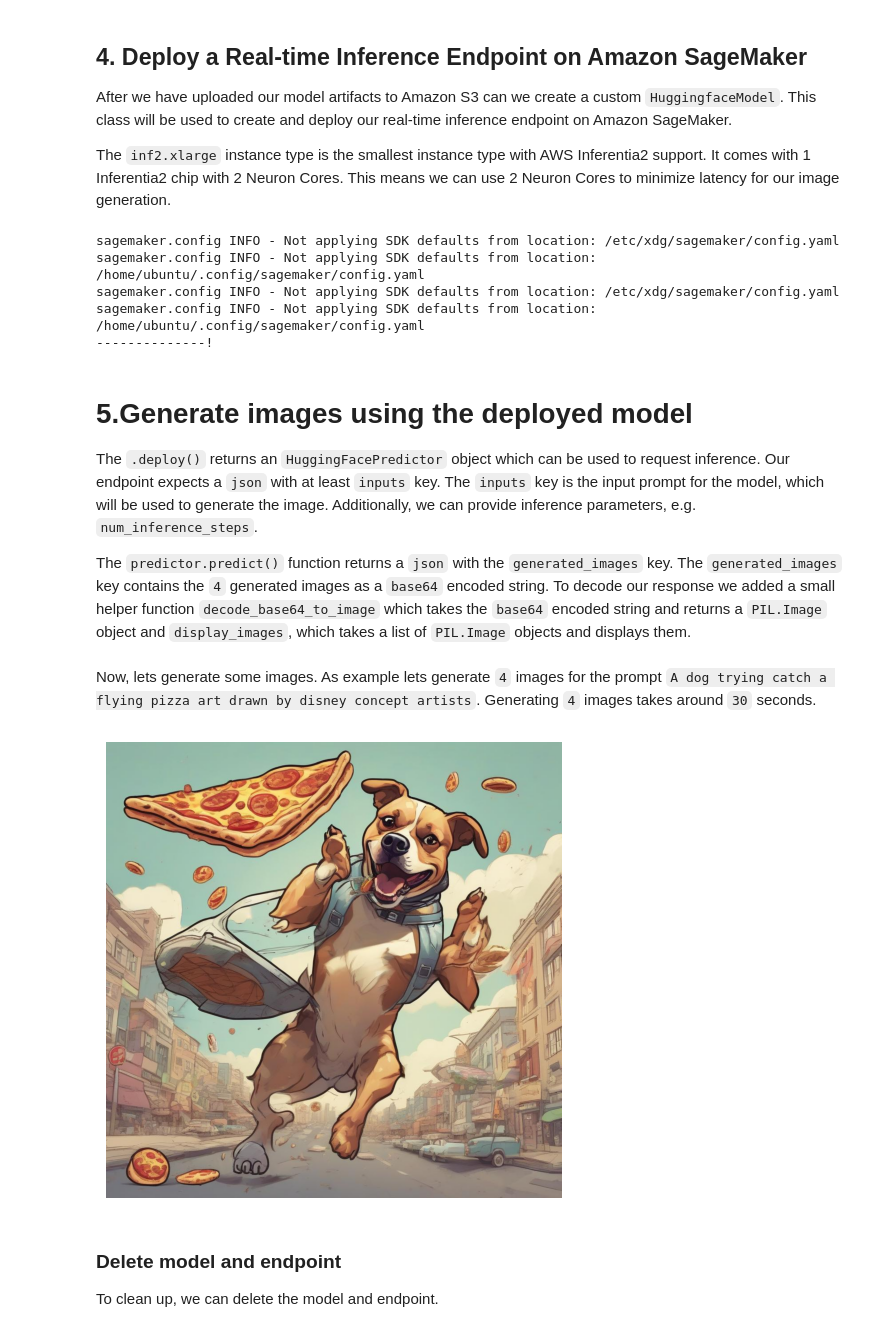
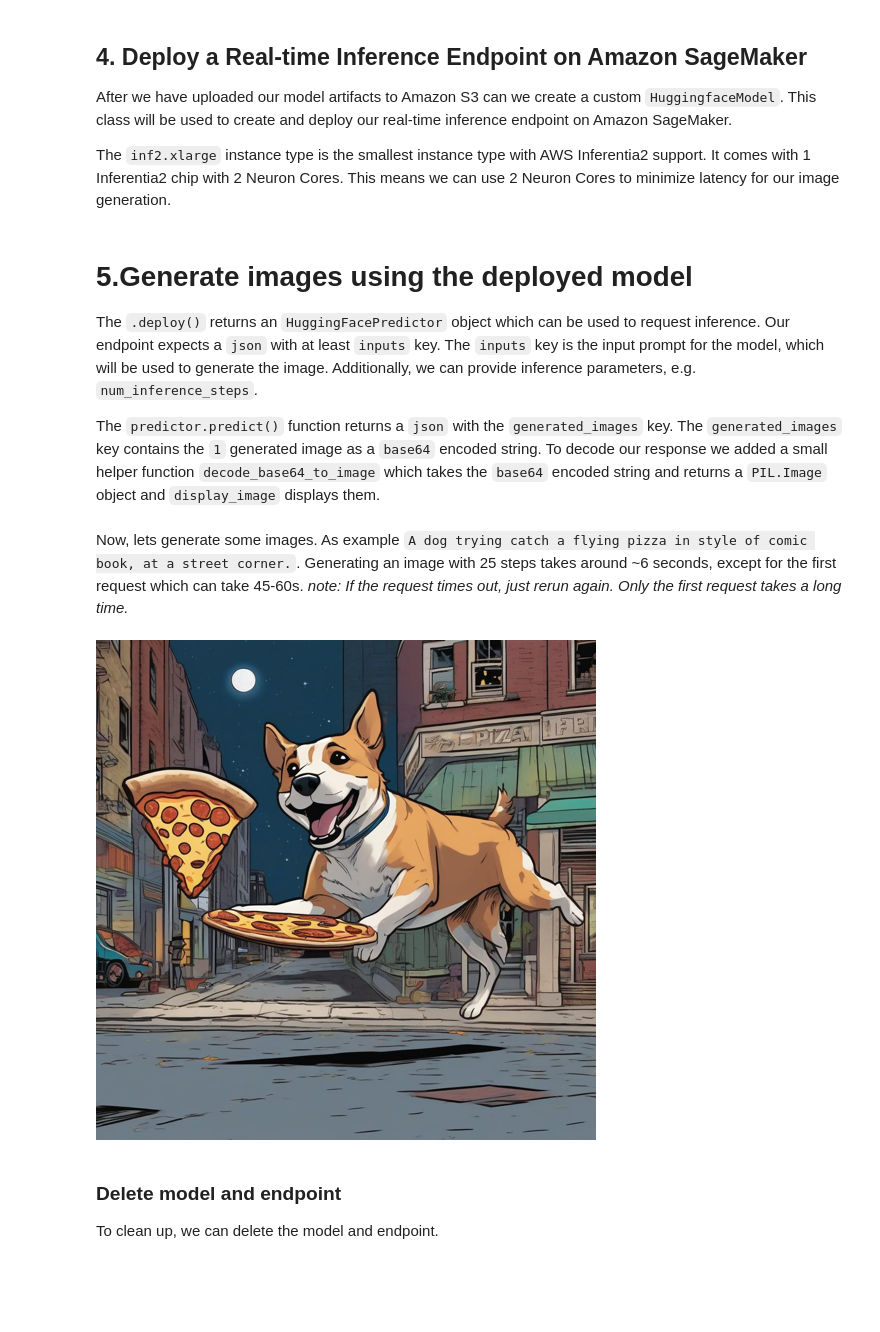
Before and after one commit to philschmid/huggingface-inferentia2-samples, a Jupyter notebook: stable-diffusion-xl/sagemaker-notebook.ipynb, the cells around one changed output. Saved outputs shown, nothing was run; the diff lists cells and outputs as text; code cells hidden in the pictures; blank space fills up the shorter version.

```diff
--- a/stable-diffusion-xl/sagemaker-notebook.ipynb
+++ b/stable-diffusion-xl/sagemaker-notebook.ipynb
@@ -155,2 +156,0 @@ _Note: Currently `inf2` instances are only available in the `us-east-2` region [
-# %%
-image = "763104351884.dkr.ecr.us-west-2.amazonaws.com/huggingface-pytorch-inference-neuronx:1.13.1-transformers4.34.1-neuronx-py310-sdk2.15.0-ubuntu20.04-v1.0 "
@@ -200,5 +193,5 @@ from sagemaker.s3 import S3Uploader
 s3_model_path = f"s3://{sess.default_bucket()}/neuronx/sdxl"
 
 # upload model.tar.gz
-s3_model_uri = S3Uploader.upload(local_path=save_directory ,desired_s3_uri=s3_model_path)
+s3_model_uri = S3Uploader.upload(local_path=f"{save_directory}/model.tar.gz", desired_s3_uri=s3_model_path)
 print(f"model artifcats uploaded to {s3_model_uri}")
@@ -217,17 +206,13 @@ from sagemaker.huggingface.model import HuggingFaceModel
 
 # create Hugging Face Model Class
 huggingface_model = HuggingFaceModel(
-    model_data={'S3DataSource':{'S3Uri': s3_model_uri,'S3DataType': 'S3Prefix','CompressionType': 'None'}},
-    role=role,                      # iam role with permissions to create an Endpoint
-    image_uri=image,                # inference container
-#    transformers_version="4.28.1",  # transformers version used
-#    pytorch_version="1.13.0",       # pytorch version used
-#    py_version='py38',              # python version used
+   model_data=s3_model_uri,        # path to your model.tar.gz on s3
+   role=role,                      # iam role with permissions to create an Endpoint
+   transformers_version="4.34.1",  # transformers version used
+   pytorch_version="1.13.1",       # pytorch version used
+   py_version='py310',             # python version used
    model_server_workers=1,         # number of workers for the model server
 )
-
-# Let SageMaker know that we've already compiled the model
-huggingface_model._is_compiled_model = True
 
 # deploy the endpoint endpoint
 predictor = huggingface_model.deploy(
@@ -235,24 +220,18 @@ predictor = huggingface_model.deploy(
     instance_type="ml.inf2.xlarge", # AWS Inferentia Instance
     volume_size = 100
 )
+# ignore the "Your model is not compiled. Please compile your model before using Inferentia." warning, we already compiled our model.
-# %% [output]
-sagemaker.config INFO - Not applying SDK defaults from location: /etc/xdg/sagemaker/config.yaml
-sagemaker.config INFO - Not applying SDK defaults from location: /home/ubuntu/.config/sagemaker/config.yaml
-sagemaker.config INFO - Not applying SDK defaults from location: /etc/xdg/sagemaker/config.yaml
-sagemaker.config INFO - Not applying SDK defaults from location: /home/ubuntu/.config/sagemaker/config.yaml
---------------!
 # %% [markdown]
 # 5.Generate images using the deployed model
 
 The `.deploy()` returns an `HuggingFacePredictor` object which can be used to request inference. Our endpoint expects a `json` with at least `inputs` key. The `inputs` key is the input prompt for the model, which will be used to generate the image. Additionally, we can provide inference parameters, e.g. `num_inference_steps`.
 
-The `predictor.predict()` function returns a `json` with the `generated_images` key. The `generated_images` key contains the `4` generated images as a `base64` encoded string. To decode our response we added a small helper function `decode_base64_to_image` which takes the `base64` encoded string and returns a `PIL.Image` object and `display_images`, which takes a list of `PIL.Image` objects and displays them.
+The `predictor.predict()` function returns a `json` with the `generated_images` key. The `generated_images` key contains the `1` generated image as a `base64` encoded string. To decode our response we added a small helper function `decode_base64_to_image` which takes the `base64` encoded string and returns a `PIL.Image` object and `display_image` displays them.
 # %%
 from PIL import Image
 from io import BytesIO
 from IPython.display import display
 import base64
-import matplotlib.pyplot as plt
 
 # helper decoder
 def decode_base64_image(image_string):
@@ -261,33 +240,29 @@ def decode_base64_image(image_string):
   return Image.open(buffer)
 
 # display PIL images as grid
-def display_images(images=None,columns=3):
-    plt.figure(figsize=(20,20))
-    for i, image in enumerate(images):
-        plt.subplot(int(len(images) / columns + 1), columns, i + 1)
-        plt.axis('off')
-        plt.imshow(image)
+def display_image(image=None,width=500,height=500):
+    img = image.resize((width, height))
+    display(img)
 # %% [markdown]
-Now, lets generate some images. As example lets generate `4` images for the prompt `A dog trying catch a flying pizza art drawn by disney concept artists`. Generating `4` images takes around `30` seconds.
+Now, lets generate some images. As example `A dog trying catch a flying pizza in style of comic book, at a street corner.`. Generating an image with 25 steps takes around ~6 seconds, except for the first request which can take 45-60s.
+_note: If the request times out, just rerun again. Only the first request takes a long time._
 # %%
-prompt = "A dog trying catch a flying pizza in style of comic book"
+prompt = "A dog trying catch a flying pizza at a street corner, comic book, well lit, night time"
 
 # run prediction
 response = predictor.predict(data={
   "inputs": prompt,
   "parameters": {
     "num_inference_steps" : 25,
+    "negative_prompt" : "disfigured, ugly, deformed"
     }
   }
 )
 
-# decode images
-decoded_images = [decode_base64_image(image) for image in response["generated_images"]]
-
-# visualize generation
-display_images(decoded_images)
+# decode and display image
+display_image(decode_base64_image(response["generated_images"][0]))
 # %% [output]
-[figure, old version]
+[figure, new version]
 # %% [markdown]
 ### Delete model and endpoint
 
```
Also changed, not shown: parts of 13 cells of this notebook.
